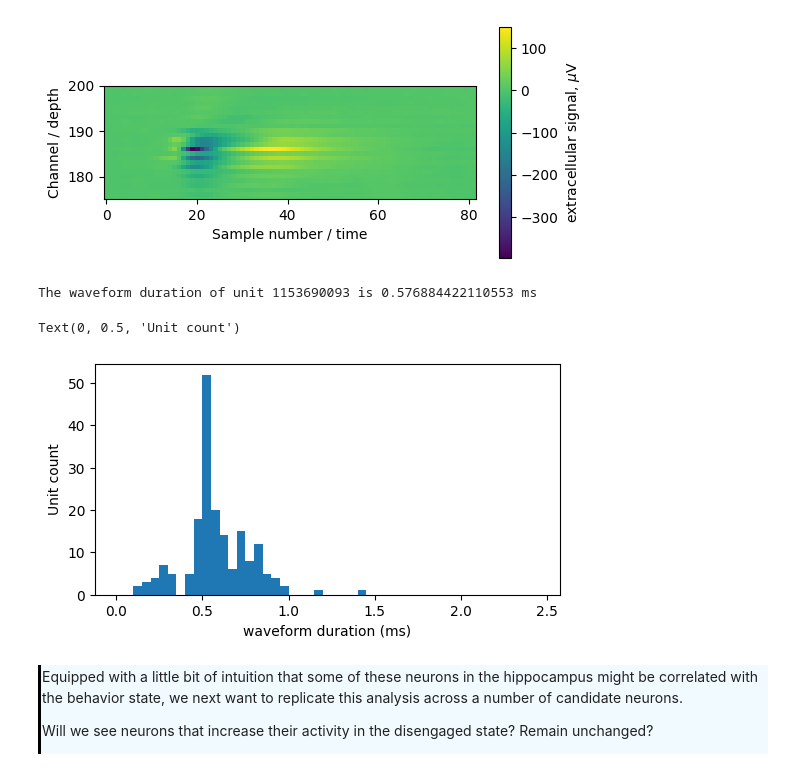
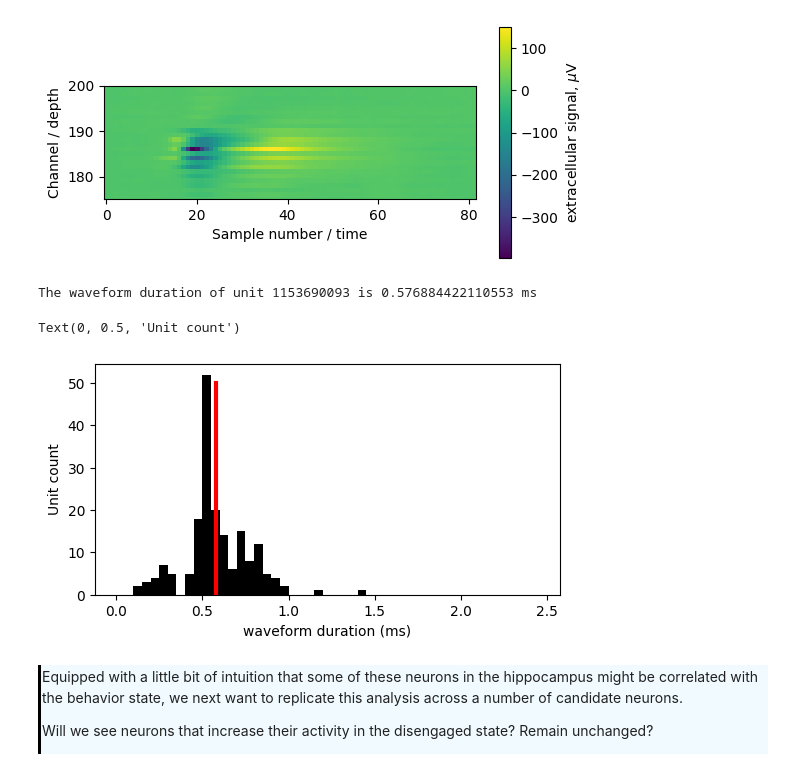
Before and after one commit to AllenSWDB/swdb_visualbehavior_template, a Jupyter notebook: code/Workshop1.ipynb, the cells around one changed output. Drawn from its saved outputs; the diff is of its cells as text; code cells hidden in the pictures.

```diff
--- a/code/Workshop1.ipynb
+++ b/code/Workshop1.ipynb
@@ -617,18 +634,18 @@ plt.show()
 # %%
 # Is this neuron a fast firing neuron?
 print('The waveform duration of unit {} is {} ms'.format(unit, final_unit_table.loc[unit].waveform_duration))
 
 #Histogram across all units
 fig, ax = plt.subplots(figsize=[6,3])
-_ = ax.hist(final_unit_table.waveform_duration, bins=np.arange(0, 2.5, 0.05))
-ax.plot([],[0,50])
+_ = ax.hist(final_unit_table.waveform_duration, bins=np.arange(0, 2.5, 0.05), color='k')
+ax.plot([final_unit_table.loc[unit].waveform_duration,final_unit_table.loc[unit].waveform_duration],[0,50], color='r', lw = 3)
 
 ax.set_xlabel('waveform duration (ms)')
 ax.set_ylabel('Unit count')
 # %% [output]
 The waveform duration of unit 1153690093 is 0.576884422110553 ms
 Text(0, 0.5, 'Unit count')
-[figure, old version]
+[figure, new version]
 # %% [markdown]
 <div style="border-left: 3px solid #000; padding: 1px; padding-left: 10px; background: #F0FAFF; ">
 <p> Equipped with a little bit of intuition that some of these neurons in the hippocampus might be correlated with the behavior state, we next want to replicate this analysis across a number of candidate neurons.
```
Also changed, not shown: parts of 10 cells of this notebook.
